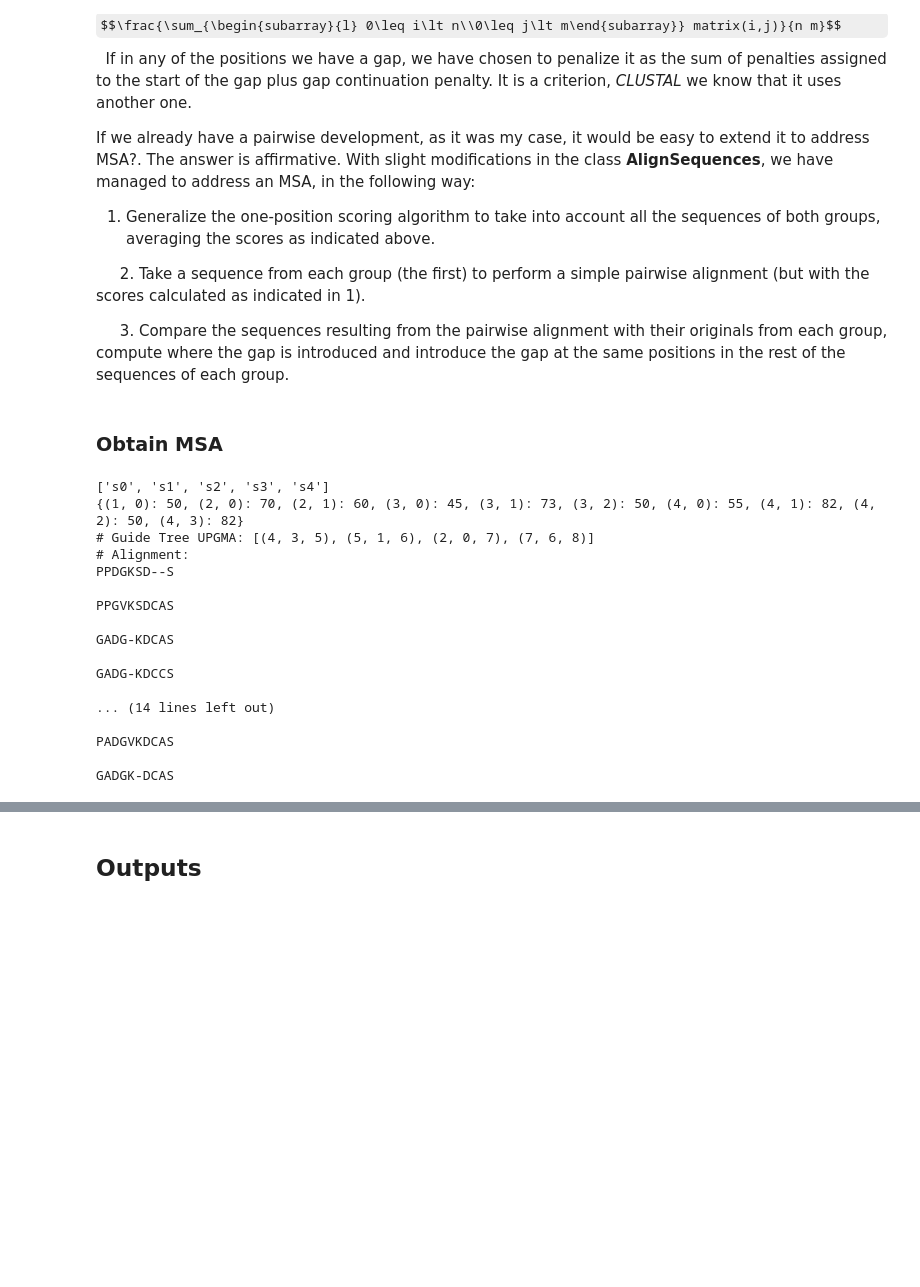
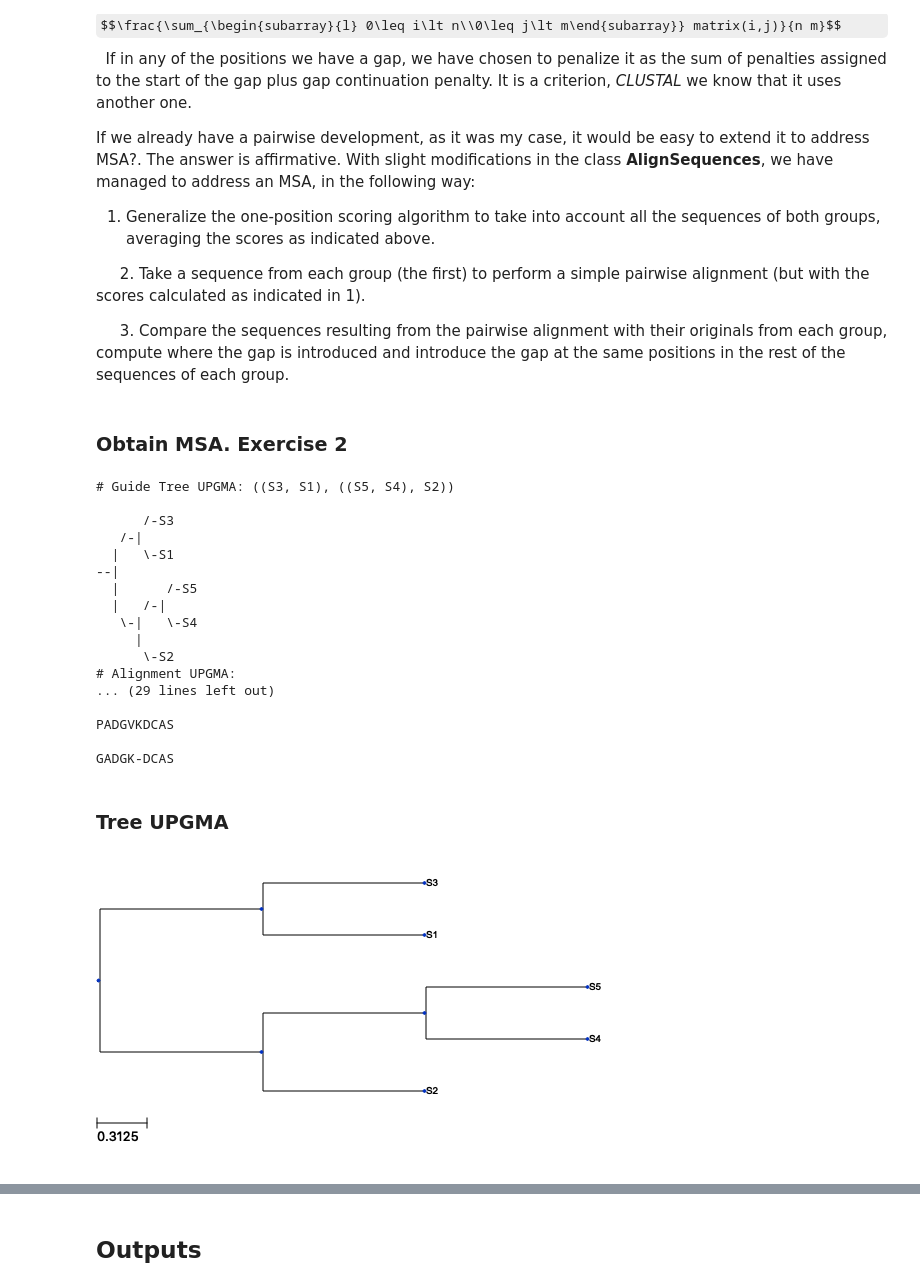
Before and after one commit to nandoide/misc_work, a Jupyter notebook: Desktop/uni/PCALG.work/worksheet.ipynb, the cells around one changed output, grey strips where cells are left out. Cells and saved outputs as stored; diff of their text form; code cells hidden in the pictures; some formulas as TeX source; blank space fills up the shorter version.

```diff
--- a/Desktop/uni/PCALG.work/worksheet.ipynb
+++ b/Desktop/uni/PCALG.work/worksheet.ipynb
@@ -1305,43 +1349,69 @@ def do_msa_from_fasta(file, method="NJ", mode="GLOBAL", matrix={}, score_gap_ini
 # %% [markdown]
-### Obtain MSA
+### Obtain MSA. Exercise 2
 # %%
-guide_tree, align = do_msa_from_fasta("exercise2_sequences.fasta", method = "UPGMA", mode = "GLOBAL",\
-                 matrix = MatrixInfo.blosum62, score_gap_ini = -10,
-                 score_gap_cont = -5, score_match = 3, score_no_match = -2, verbose = False)
+from ete3 import Tree, TreeStyle
 
-print("# Guide Tree UPGMA:", guide_tree)
-print("# Alignment:")
+def draw_guide_tree(tree):
+    """
+    Draw guide tree with ETE library
+    """
+    t = Tree(tree + ";")
+    ts = TreeStyle()
+    ts.show_leaf_name = True
+    ts.show_branch_length = False
+    ts.show_branch_support = False
+    ts.scale = 160
+    ts.branch_vertical_margin = 40
+    print(t)
+    return t, ts
+
+guide_tree_upgma, align, sequence_names = do_msa_from_fasta("exercise2_sequences.fasta",\
+                method = "UPGMA", mode = "GLOBAL",\
+                matrix = MatrixInfo.blosum62, score_gap_ini = -10,\
+                score_gap_cont = -5, score_match = 3, score_no_match = -2, verbose = False)
+
+print("# Guide Tree UPGMA:", guide_tree_upgma)
+t_upgma, ts_upgma = draw_guide_tree(guide_tree_upgma)
+print("# Alignment UPGMA:")
 for s in align:
     print(s)
     print()
 print()
 
-guide_tree, align = do_msa_from_fasta("exercise2_sequences.fasta", method = "NJ", mode = "GLOBAL",\
-                 matrix = MatrixInfo.blosum62, score_gap_ini = -10,
-                 score_gap_cont = -5, verbose = False)
+guide_tree_nj, align, sequence_names  = do_msa_from_fasta("exercise2_sequences.fasta",\
+                method = "NJ", mode = "GLOBAL",\
+                matrix = MatrixInfo.blosum62, score_gap_ini = -10,\
+                score_gap_cont = -5, verbose = False)
 
 print()
-print("# Guide Tree NJ:", guide_tree)
-print("# Alignment:")
+print("# Guide Tree NJ:", guide_tree_nj)
+t_nj, ts_nj = draw_guide_tree(guide_tree_nj)
+print("# Alignment NJ:")
 for s in align:
     print(s)
     print()
 print()
 # %% [output]
-['s0', 's1', 's2', 's3', 's4']
-{(1, 0): 50, (2, 0): 70, (2, 1): 60, (3, 0): 45, (3, 1): 73, (3, 2): 50, (4, 0): 55, (4, 1): 82, (4, 2): 50, (4, 3): 82}
-# Guide Tree UPGMA: [(4, 3, 5), (5, 1, 6), (2, 0, 7), (7, 6, 8)]
-# Alignment:
-PPDGKSD--S
+# Guide Tree UPGMA: ((S3, S1), ((S5, S4), S2))
 
-PPGVKSDCAS
-
-GADG-KDCAS
-
-GADG-KDCCS
-
-... (14 lines left out)
+      /-S3
+   /-|
+  |   \-S1
+--|
+  |      /-S5
+  |   /-|
+   \-|   \-S4
+     |
+      \-S2
+# Alignment UPGMA:
+... (29 lines left out)
 
 PADGVKDCAS
 
 GADGK-DCAS
+# %% [markdown]
+### Tree UPGMA
+# %%
+t_upgma.render("%%inline", tree_style=ts_upgma)
+# %% [output]
+[figure, added]
```
Also changed, not shown: parts of 12 cells of this notebook.
